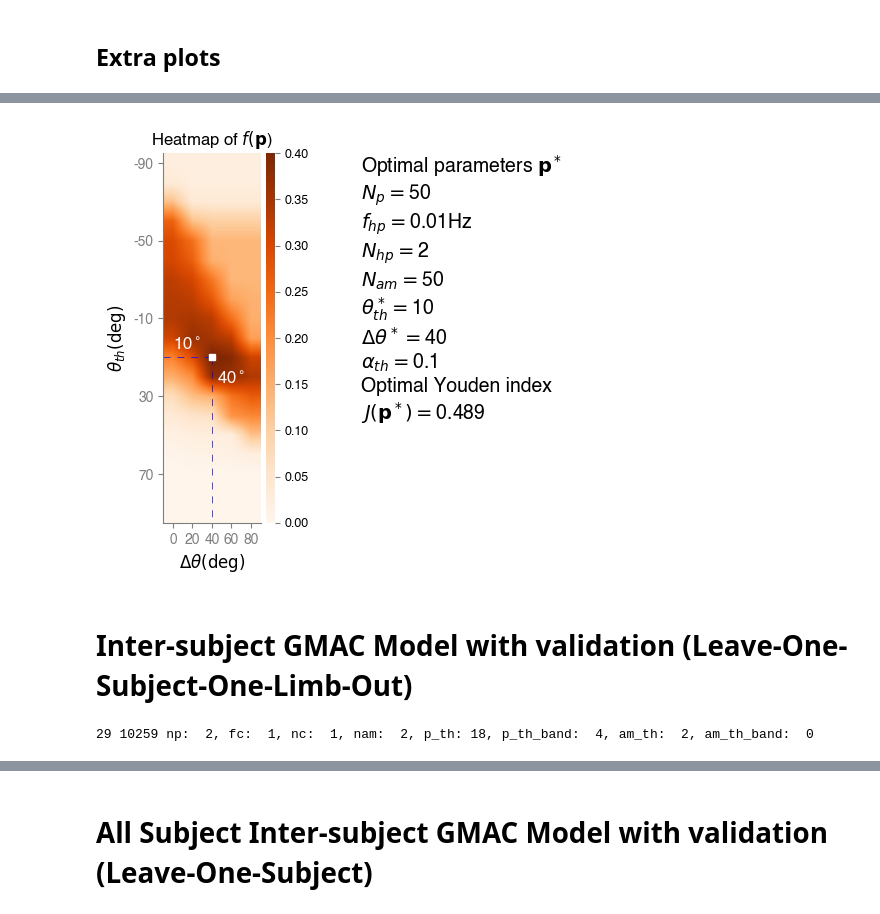
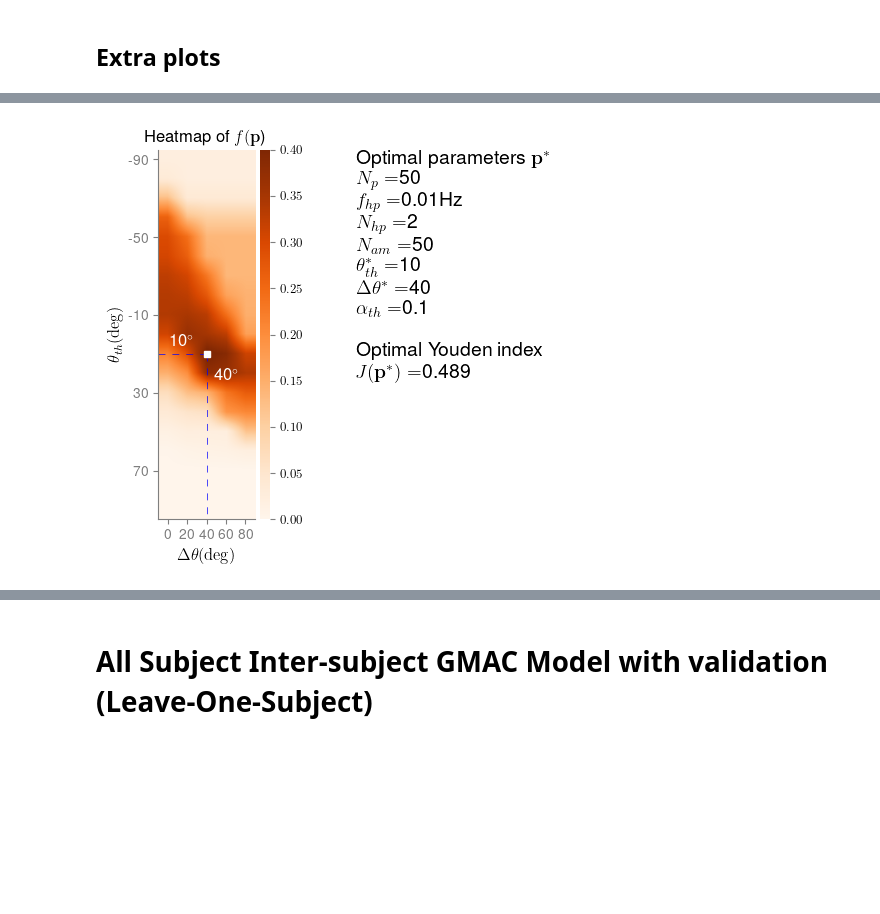
Before and after one commit to siva82kb/gmac, a Jupyter notebook: notebooks/06-paper_plots_R1.ipynb, the cells around one changed output, grey strips where cells are left out. Saved outputs shown, nothing was run; the diff lists cells and outputs as text; code cells hidden in the pictures; blank space fills up the shorter version.

```diff
--- a/notebooks/06-paper_plots_R1.ipynb
+++ b/notebooks/06-paper_plots_R1.ipynb
@@ -570,82 +560,32 @@ ax.spines["bottom"].set_visible(False)
 ax.set_xticks([])
 ax.set_yticks([])
 _jmax = med[perfinxsort[0, 0],
             perfinxsort[0, 1],
             perfinxsort[0, 2],
             perfinxsort[0, 3],
             perfinxsort[0, 4],
             perfinxsort[0, 5],
             perfinxsort[0, 6],
             perfinxsort[0, 7]]
 ax.text(0.0, 1.0,
         "\n".join((r"Optimal parameters $\mathbf{p}^*$",
                    r"$N_p=$" + f"{int(topperfparam[0, 0])}",
                    r"$f_{hp}=$" + f"{topperfparam[0, 1]}Hz",
                    r"$N_{hp}= $" + f"{int(topperfparam[0, 2])}",
                    r"$N_{am}= $" + f"{int(topperfparam[0, 3])}",
                    r"$\theta_{th}^*=$" + f"{int(topperfparam[0, 4])}",
                    r"$\Delta\theta^*=$" + f"{int(topperfparam[0, 5])}",
                    r"$\alpha_{th}=$" + f"{topperfparam[0, 6]:}"
                    "",
+                   "",
                    r"Optimal Youden index",
                    r"$J(\mathbf{p}^*) = $" + f"{_jmax:0.3f}")),
         fontsize=14, ha='left', va='top')
 
 plt.subplots_adjust(wspace=0.1)
 
 # Save plot
 fig.savefig(pathlib.Path(basedir, "gmac_perf_hm_vert.pdf"), bbox_inches="tight")
 fig.savefig(pathlib.Path(basedir, "gmac_perf_hm_vert.svg"), bbox_inches="tight")
 # %% [output]
-[figure, old version]
+[figure, new version]
-# %% [markdown]
-# Inter-subject GMAC Model with validation (Leave-One-Subject-One-Limb-Out)
-# %%
-# Leave-one-out validation
-limbsubj = list(set(zip(gmac_perf.limb, gmac_perf.subject)))
-
-# Get performance for the different parameters combinations.
-# Get performance for the different parameters combinations.
-_keys = ["np", "fc", "nc", "nam", "p_th", "p_th_band", "am_th", "am_th_band"]
-lens = [len(limbsubj)] + [len(gmac_param_ranges[_k]) for _k in _keys]
-perf_loslo = np.zeros(lens)
-med = np.zeros(lens)
-iqr = np.zeros(lens)
-
-# All parameter combinations.
-param_combs_enum = list(misc.generate_param_combinations_gmac_wenum(gmac_param_ranges))
-for l, (_lmb, _subj) in enumerate(limbsubj):
-    # Index to leave out.
-    _looinx = ~((gmac_perf.limb == _lmb) &
-                (gmac_perf.subject == _subj))
-    # Generate data for heatmap
-    for i, pcvalenum in enumerate(param_combs_enum):
-        _ix, _pcval = pcvalenum
-        # Go through all limbs
-        _vals = []
-        _inx = ((gmac_perf.np == _pcval["np"]) &
-                (gmac_perf.fc == _pcval["fc"]) &
-                (gmac_perf.nc == _pcval["nc"]) &
-                (gmac_perf.nam == _pcval["nam"]) &
-                (gmac_perf.am_th == _pcval["am_th"]) &
-                (gmac_perf.am_th_band == _pcval["am_th_band"]) &
-                (gmac_perf.p_th == _pcval["p_th"]) &
-                (gmac_perf.p_th_band == _pcval["p_th_band"]))
-        _vals.append(gmac_perf.loc[_looinx & _inx, "youden"].values)
-        _ixstr = [f"{k}: {v:2d}" for k, v in _ix.items()]
-        sys.stdout.write(f"\r{l:2d} {i:5d} {', '.join(_ixstr)}")
-        sys.stdout.flush()
-
-        # Compute the cost.
-        _vals = np.hstack(_vals)
-        # Computer performance
-        _perfs = [np.percentile(_vals, q) for q in [25, 50, 75]]
-        _i = tuple([l]) + tuple(_ix[_k] for _k in _keys)
-        perf_loslo[_i] = _perfs[1] * (1 - (_perfs[2] - _perfs[0]))
-        med[_i] = _perfs[1]
-        iqr[_i] = _perfs[2] - _perfs[0]
-
-# Save the perf data as a numpy file
-np.save(pathlib.Path(basedir, "all_perf_loslo.npy"), perf_loslo)
-# %% [output]
-29 10259 np:  2, fc:  1, nc:  1, nam:  2, p_th: 18, p_th_band:  4, am_th:  2, am_th_band:  0
```
Also changed, not shown: parts of 67 cells of this notebook, 1 other file.
